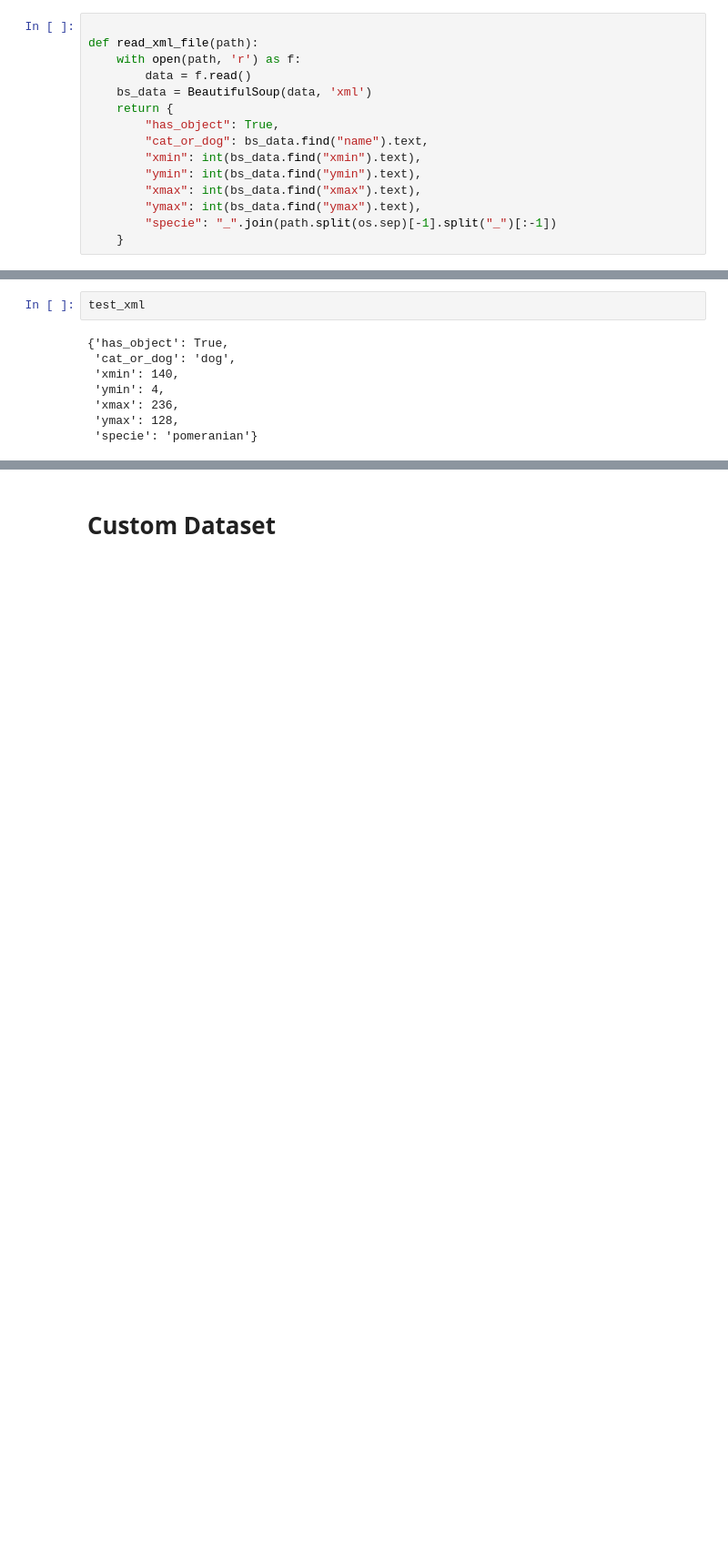
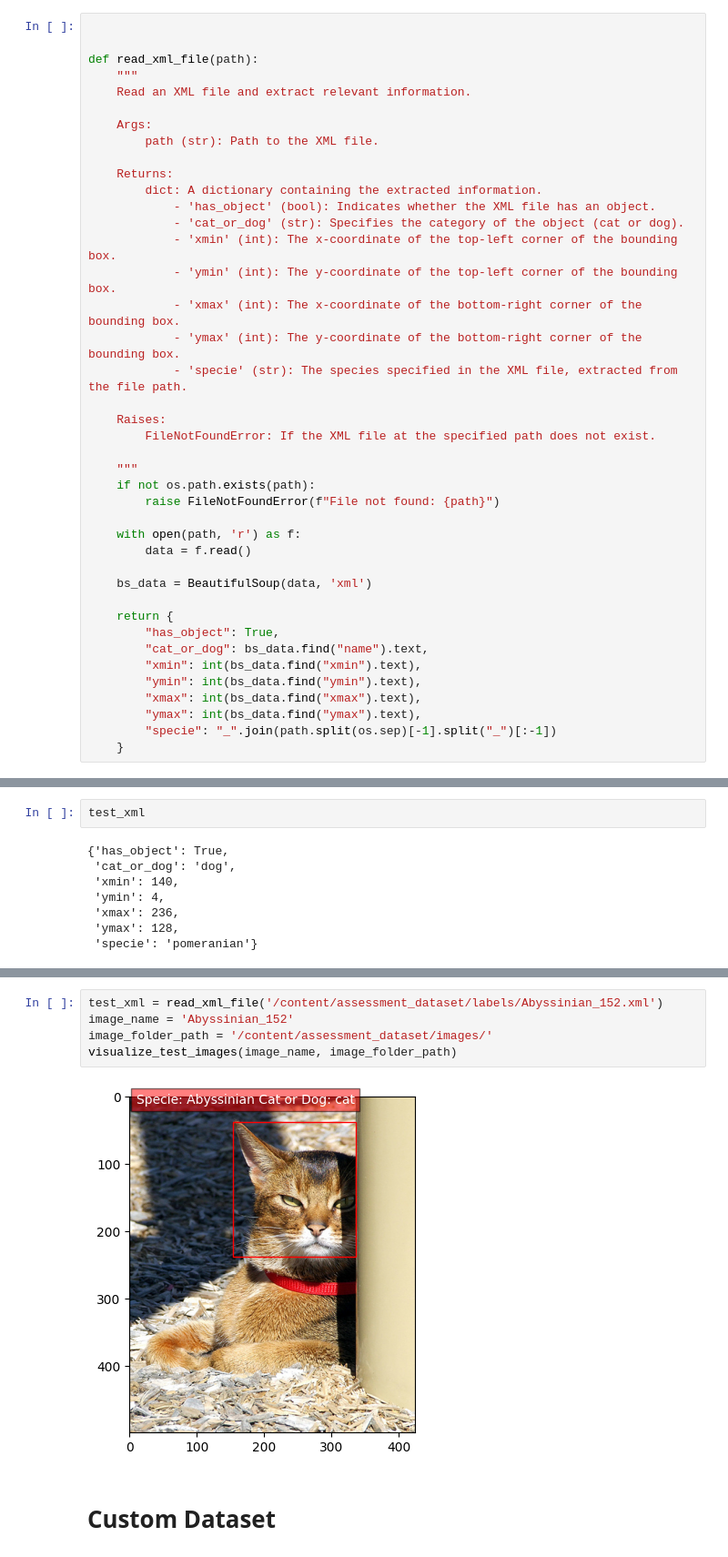
Before and after one commit to eddywine/mtailor-edwin-ml-test, a Jupyter notebook: MTailor_ML_Edwin_Mukhebi.ipynb, the cells around one changed output, grey strips where cells are left out. Shown at 91% size. Drawn from its saved outputs; the diff is of its cells as text; blank space fills up the shorter version.

```diff
--- a/MTailor_ML_Edwin_Mukhebi.ipynb
+++ b/MTailor_ML_Edwin_Mukhebi.ipynb
@@ -127,10 +139,36 @@ len(val_list)
 208
 # %%
 
+
 def read_xml_file(path):
+    """
+    Read an XML file and extract relevant information.
+
+    Args:
+        path (str): Path to the XML file.
+
+    Returns:
+        dict: A dictionary containing the extracted information.
+            - 'has_object' (bool): Indicates whether the XML file has an object.
+            - 'cat_or_dog' (str): Specifies the category of the object (cat or dog).
+            - 'xmin' (int): The x-coordinate of the top-left corner of the bounding box.
+            - 'ymin' (int): The y-coordinate of the top-left corner of the bounding box.
+            - 'xmax' (int): The x-coordinate of the bottom-right corner of the bounding box.
+            - 'ymax' (int): The y-coordinate of the bottom-right corner of the bounding box.
+            - 'specie' (str): The species specified in the XML file, extracted from the file path.
+
+    Raises:
+        FileNotFoundError: If the XML file at the specified path does not exist.
+
+    """
+    if not os.path.exists(path):
+        raise FileNotFoundError(f"File not found: {path}")
+
     with open(path, 'r') as f:
         data = f.read()
+
     bs_data = BeautifulSoup(data, 'xml')
+
     return {
         "has_object": True,
         "cat_or_dog": bs_data.find("name").text,
@@ -209,3 +243,10 @@ visualize_original(image_name, image_folder_path, output_folder="output")
+# %%
+test_xml = read_xml_file('/content/assessment_dataset/labels/Abyssinian_152.xml')
+image_name = 'Abyssinian_152'
+image_folder_path = '/content/assessment_dataset/images/'
+visualize_test_images(image_name, image_folder_path)
+# %% [output]
+[figure, added]
 # %% [markdown]
 # Custom Dataset
 # %%
```
Also changed, not shown: parts of 20 cells of this notebook, 1 other file.
